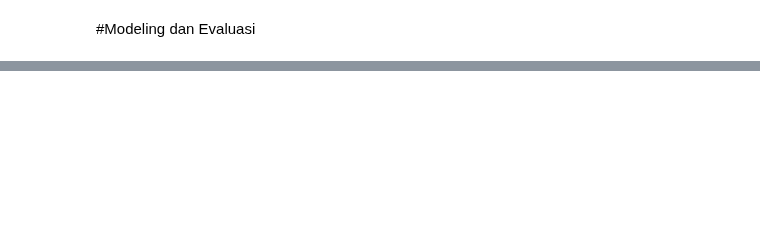
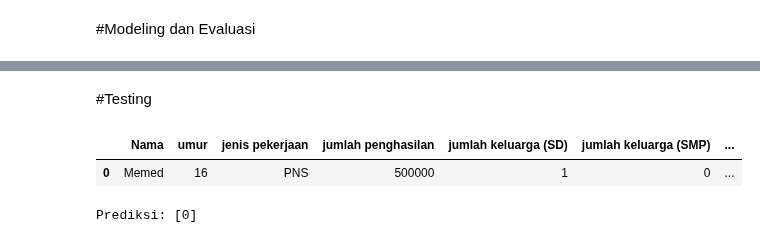
Before and after one commit to Rizki-132/Allmateri, a Jupyter notebook: Klasifikasi_program_PKH.ipynb, the cells around one changed output, grey strips where cells are left out. Saved outputs shown, nothing was run; the diff lists cells and outputs as text; code cells hidden in the pictures; blank space fills up the shorter version.

```diff
--- a/Klasifikasi_program_PKH.ipynb
+++ b/Klasifikasi_program_PKH.ipynb
@@ -236,3 +234,20 @@ print("Akurasi model SVM : {:.2f}%".format(CLF_acc*100))
 weighted avg       0.93      0.92      0.92        65
 
 Akurasi model SVM : 92.31%
+# %% [markdown]
+#Testing
+# %%
+new_data = {'Nama' : ['Memed'],
+            'umur': [16],
+            'jenis pekerjaan': ['PNS'],
+            'jumlah penghasilan' : [500000],
+            'jumlah keluarga (SD)' : [1],
+            'jumlah keluarga (SMP)' :[0],
+            'jumlah keluarga (SMA)' : [3],
+            'status perkawinan ' : ['Duda']
+}
+new_data = pd.DataFrame(new_data)
+new_data
+# %% [output]
+|  | Nama | umur | jenis pekerjaan | jumlah penghasilan | jumlah keluarga (SD) | jumlah keluarga (SMP) | ... |
+| 0 | Memed | 16 | PNS | 500000 | 1 | 0 | ... |
@@ -238,0 +276,11 @@ Akurasi model SVM : 92.31%
+# %%
+# Asumsikan clf_svm adalah model SVM yang sudah dilatih
+# Misalnya: clf_svm.fit(X_train_scaled, y_train)
+
+# Prediksi menggunakan data numerik yang sudah di-scale
+scaled_new_data = scaler.transform(numeric_new_data)
+y_pred_new = clf.predict(scaled_new_data)
+
+print("Prediksi:", y_pred_new)
+# %% [output]
+Prediksi: [0]
```
Also changed, not shown: parts of 6 cells of this notebook.
